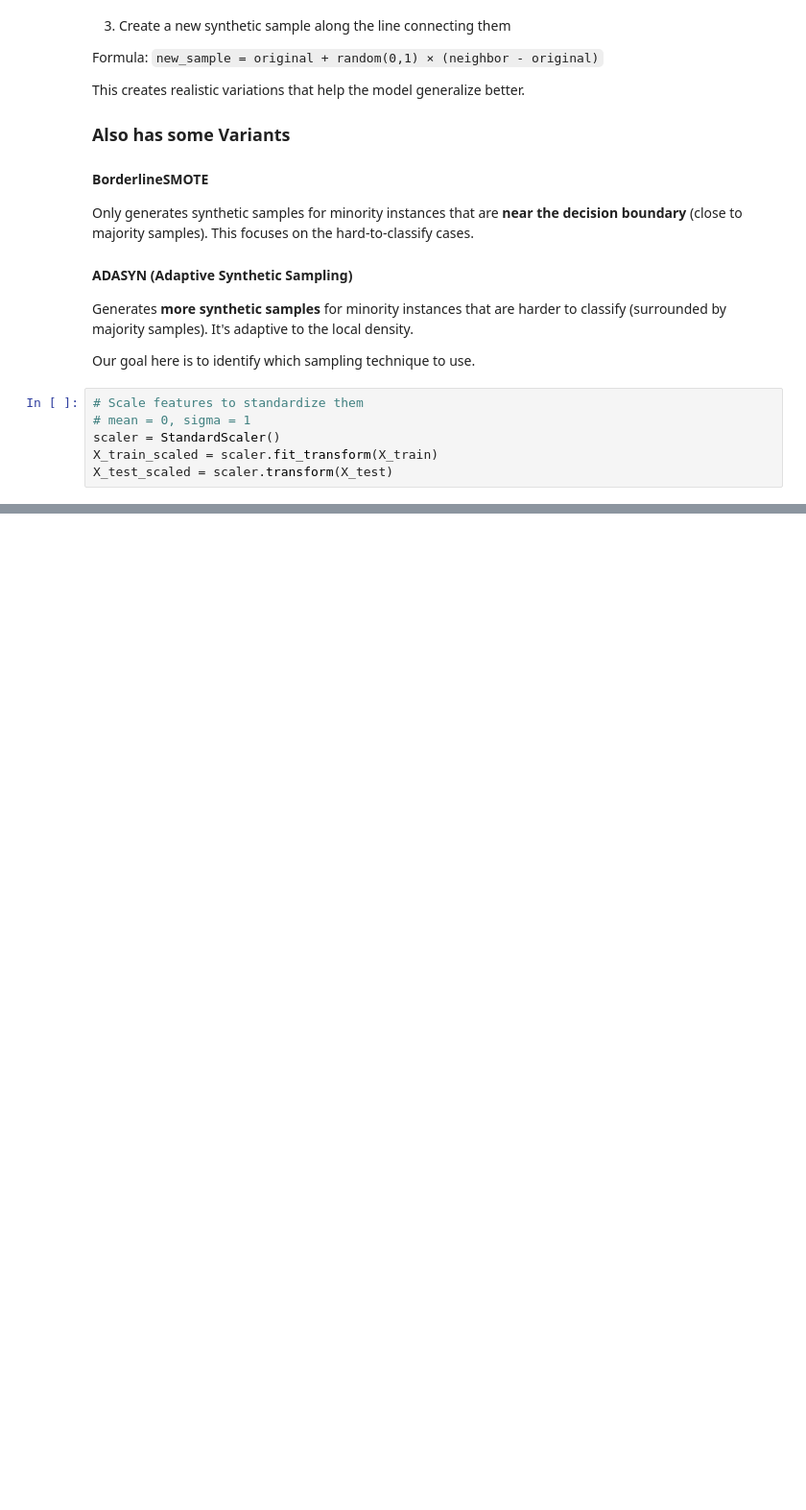
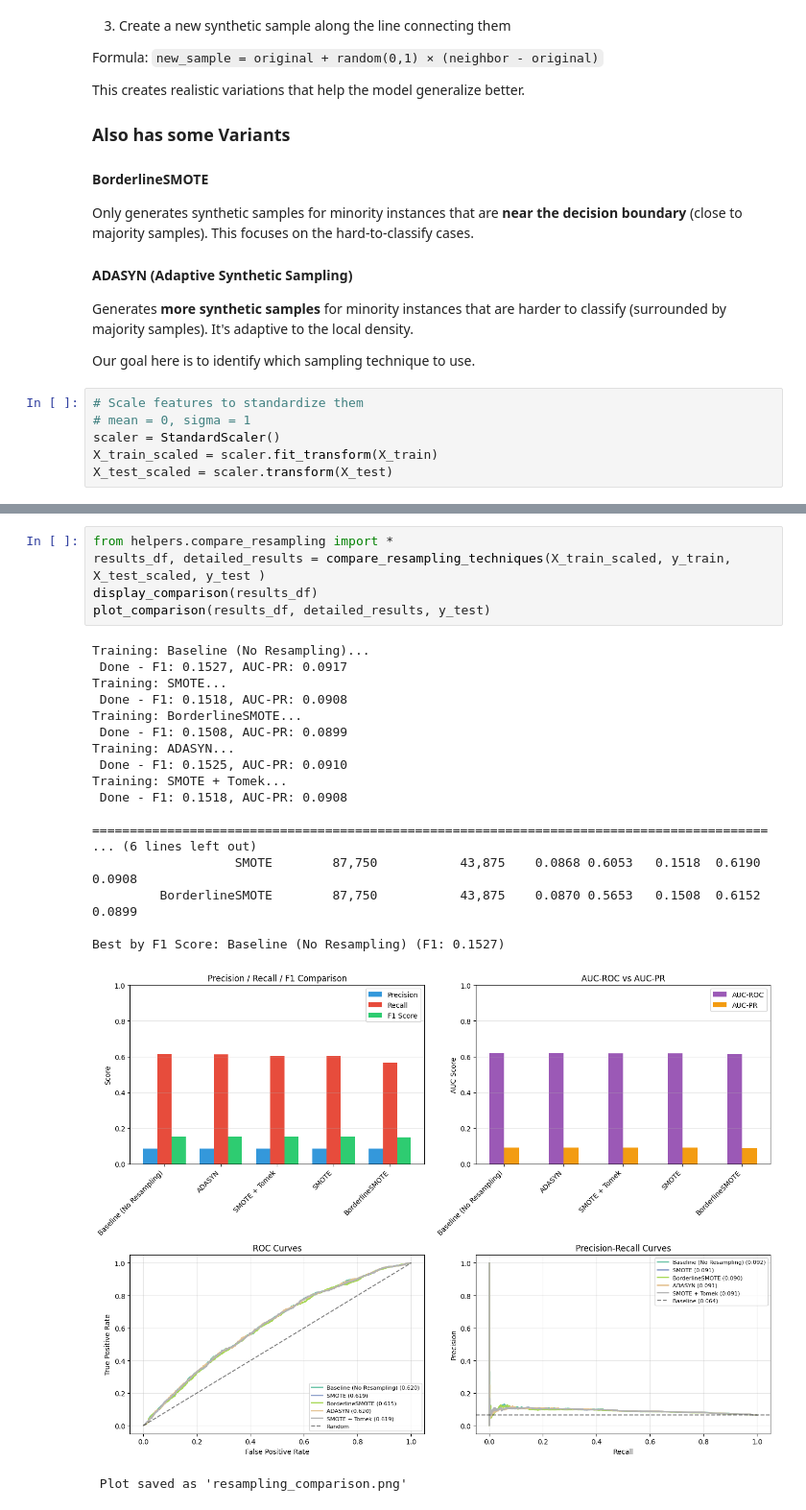
Before and after one commit to tylerrleee/Auto-Insurance-Predictive-Model, a Jupyter notebook: data_preparation.ipynb, the cells around one changed output, grey strips where cells are left out. Shown at 96% size. Drawn from its saved outputs; the diff is of its cells as text; blank space fills up the shorter version.

```diff
--- a/data_preparation.ipynb
+++ b/data_preparation.ipynb
@@ -141,0 +281,25 @@ We got a lot of F1s in our
+# %%
+from helpers.compare_resampling import *
+results_df, detailed_results = compare_resampling_techniques(X_train_scaled, y_train, X_test_scaled, y_test )
+display_comparison(results_df)
+plot_comparison(results_df, detailed_results, y_test)
+# %% [output]
+Training: Baseline (No Resampling)...
+ Done - F1: 0.1527, AUC-PR: 0.0917
+Training: SMOTE...
+ Done - F1: 0.1518, AUC-PR: 0.0908
+Training: BorderlineSMOTE...
+ Done - F1: 0.1508, AUC-PR: 0.0899
+Training: ADASYN...
+ Done - F1: 0.1525, AUC-PR: 0.0910
+Training: SMOTE + Tomek...
+ Done - F1: 0.1518, AUC-PR: 0.0908
+
+==========================================================================================
+... (6 lines left out)
+                   SMOTE        87,750           43,875    0.0868 0.6053   0.1518  0.6190 0.0908
+         BorderlineSMOTE        87,750           43,875    0.0870 0.5653   0.1508  0.6152 0.0899
+
+Best by F1 Score: Baseline (No Resampling) (F1: 0.1527)
+[figure, added]
+ Plot saved as 'resampling_comparison.png'
```
Also changed, not shown: parts of 8 cells of this notebook, 2 other files.
